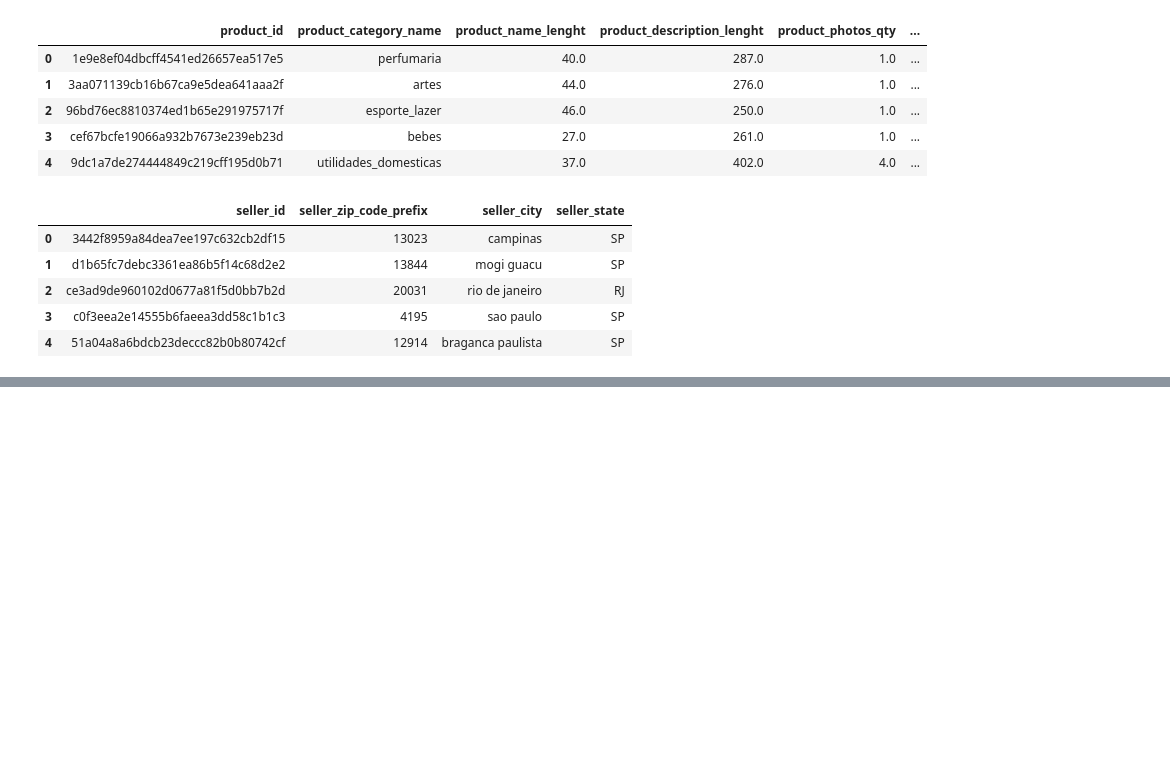
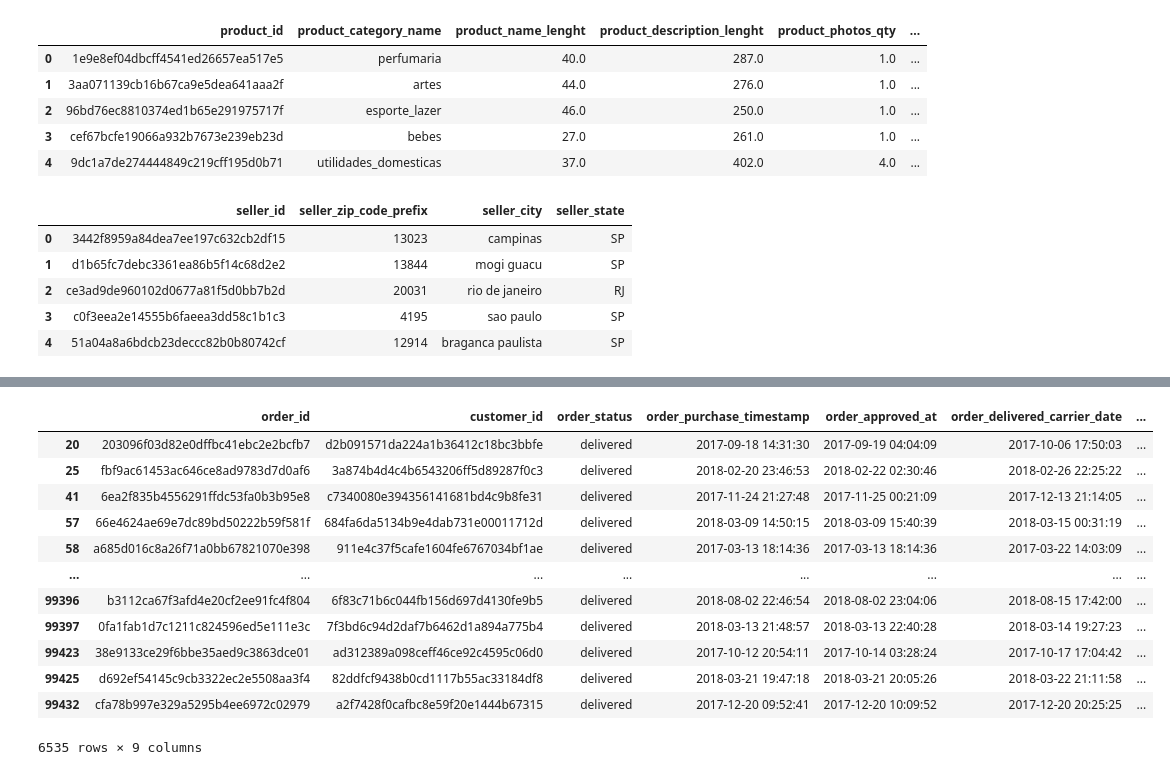
Before and after one commit to RithikDatascientist/works, a Jupyter notebook: learnings/story_telling_insight_analysis/brazill_ecommerce_anlaysis.ipynb, the cells around one changed output, grey strips where cells are left out. Drawn from its saved outputs; the diff is of its cells as text; code cells hidden in the pictures; blank space fills up the shorter version.

```diff
--- a/learnings/story_telling_insight_analysis/brazill_ecommerce_anlaysis.ipynb
+++ b/learnings/story_telling_insight_analysis/brazill_ecommerce_anlaysis.ipynb
@@ -52,3 +52,9 @@ seller_details.head()
 | 2 | ce3ad9de960102d0677a81f5d0bb7b2d | 20031 | rio de janeiro | RJ |
 | 3 | c0f3eea2e14555b6faeea3dd58c1b1c3 | 4195 | sao paulo | SP |
 | 4 | 51a04a8a6bdcb23deccc82b0b80742cf | 12914 | braganca paulista | SP |
+# %%
+order_dataset["order_delivered_customer_date"] = pd.to_datetime(order_dataset["order_delivered_customer_date"])
+order_dataset["order_estimated_delivery_date"] = pd.to_datetime(order_dataset["order_estimated_delivery_date"])
+# %%
+order_dataset["Delay"] = order_dataset["order_delivered_customer_date"] - order_dataset["order_estimated_delivery_date"]
+order_dataset.head()
@@ -54,0 +68,17 @@ seller_details.head()
+# %%
+order_dataset["Delay"] = order_dataset["Delay"].dt.total_seconds() / 86400
+order_dataset[order_dataset["Delay"] > 1]
+# %% [output]
+|  | order_id | customer_id | order_status | order_purchase_timestamp | order_approved_at | order_delivered_carrier_date | ... |
+| 20 | 203096f03d82e0dffbc41ebc2e2bcfb7 | d2b091571da224a1b36412c18bc3bbfe | delivered | 2017-09-18 14:31:30 | 2017-09-19 04:04:09 | 2017-10-06 17:50:03 | ... |
+| 25 | fbf9ac61453ac646ce8ad9783d7d0af6 | 3a874b4d4c4b6543206ff5d89287f0c3 | delivered | 2018-02-20 23:46:53 | 2018-02-22 02:30:46 | 2018-02-26 22:25:22 | ... |
+| 41 | 6ea2f835b4556291ffdc53fa0b3b95e8 | c7340080e394356141681bd4c9b8fe31 | delivered | 2017-11-24 21:27:48 | 2017-11-25 00:21:09 | 2017-12-13 21:14:05 | ... |
+| 57 | 66e4624ae69e7dc89bd50222b59f581f | 684fa6da5134b9e4dab731e00011712d | delivered | 2018-03-09 14:50:15 | 2018-03-09 15:40:39 | 2018-03-15 00:31:19 | ... |
+| 58 | a685d016c8a26f71a0bb67821070e398 | 911e4c37f5cafe1604fe6767034bf1ae | delivered | 2017-03-13 18:14:36 | 2017-03-13 18:14:36 | 2017-03-22 14:03:09 | ... |
+| ... | ... | ... | ... | ... | ... | ... | ... |
+| 99396 | b3112ca67f3afd4e20cf2ee91fc4f804 | 6f83c71b6c044fb156d697d4130fe9b5 | delivered | 2018-08-02 22:46:54 | 2018-08-02 23:04:06 | 2018-08-15 17:42:00 | ... |
+| 99397 | 0fa1fab1d7c1211c824596ed5e111e3c | 7f3bd6c94d2daf7b6462d1a894a775b4 | delivered | 2018-03-13 21:48:57 | 2018-03-13 22:40:28 | 2018-03-14 19:27:23 | ... |
+| 99423 | 38e9133ce29f6bbe35aed9c3863dce01 | ad312389a098ceff46ce92c4595c06d0 | delivered | 2017-10-12 20:54:11 | 2017-10-14 03:28:24 | 2017-10-17 17:04:42 | ... |
+| 99425 | d692ef54145c9cb3322ec2e5508aa3f4 | 82ddfcf9438b0cd1117b55ac33184df8 | delivered | 2018-03-21 19:47:18 | 2018-03-21 20:05:26 | 2018-03-22 21:11:58 | ... |
+| 99432 | cfa78b997e329a5295b4ee6972c02979 | a2f7428f0cafbc8e59f20e1444b67315 | delivered | 2017-12-20 09:52:41 | 2017-12-20 10:09:52 | 2017-12-20 20:25:25 | ... |
+6535 rows × 9 columns
```
Also changed, not shown: parts of 1 cell of this notebook.
